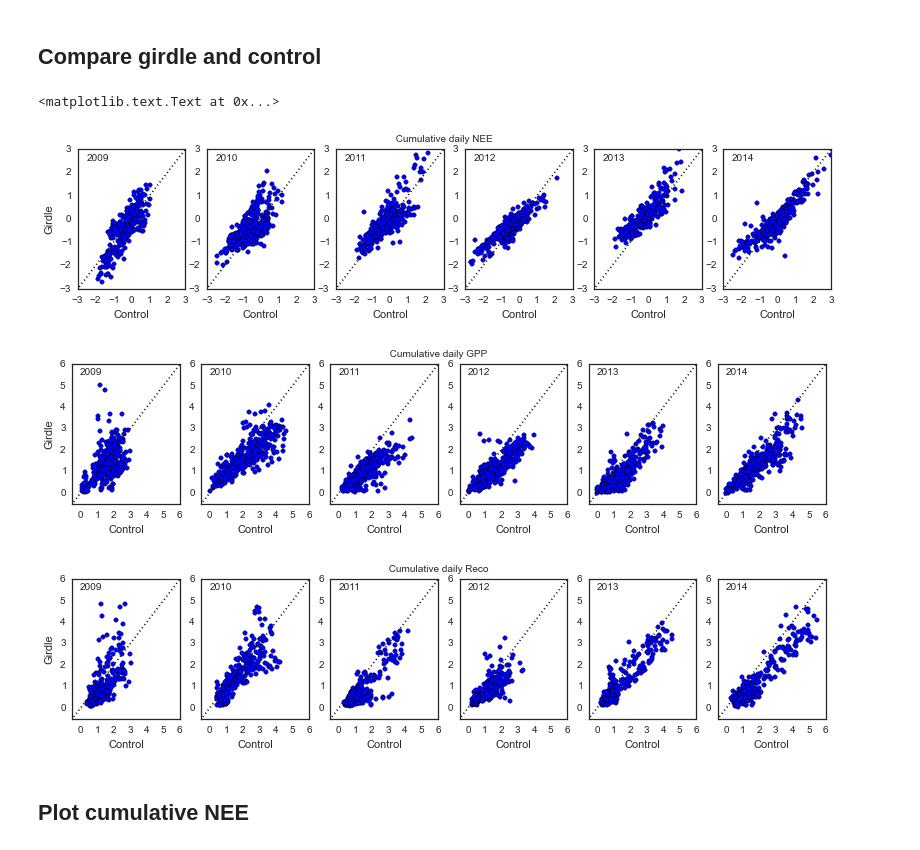
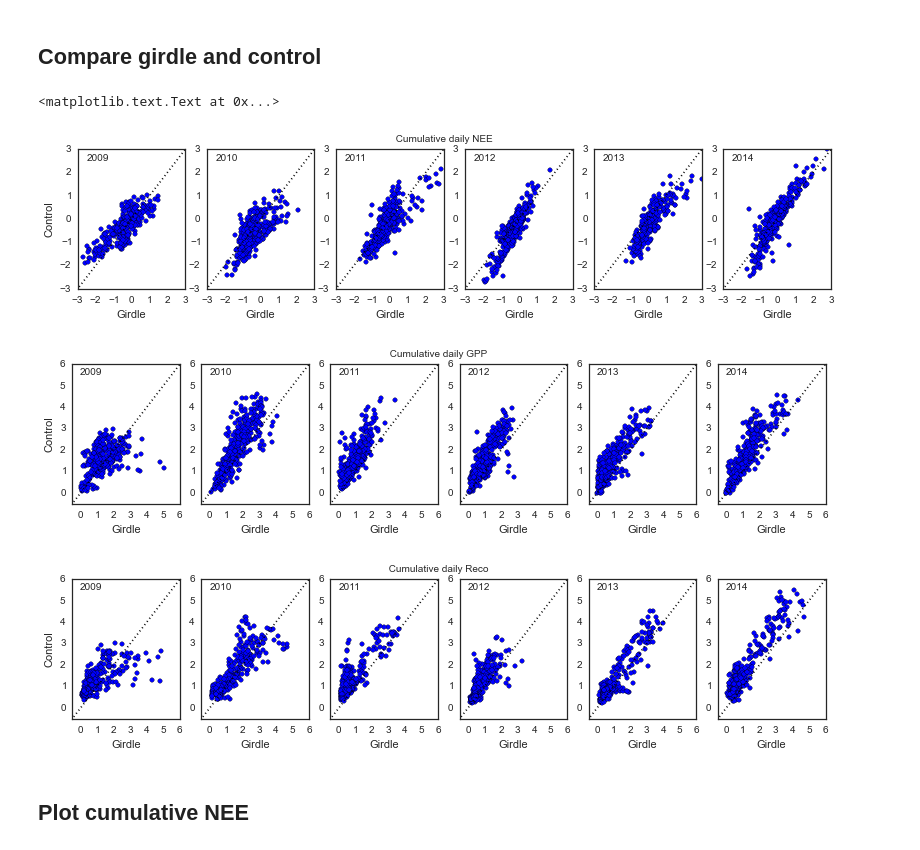
Before and after one commit to gremau/NMEG_miscellany, a Jupyter notebook: pj_sites_Fc_comparison.ipynb, the cells around one changed output. Cells and saved outputs as stored; diff of their text form; code cells hidden in the pictures.

Commit message:
Plotting and new format updates

```diff
--- a/pj_sites_Fc_comparison.ipynb
+++ b/pj_sites_Fc_comparison.ipynb
@@ -145,39 +145,39 @@ plt.show()
 # %%
 def plot_xy_year( start_yr, end_yr, var, fig, lims=[-3,3] ):
     numyrs = end_yr - start_yr + 1;
 
     for i, yr in enumerate( range( start_yr, end_yr + 1 ) ):
         pjc_sub = pjc_d[ pjc_d.index.year == yr ]
         pjg_sub = pjg_d[ pjg_d.index.year == yr ]
         #jsav_sub = jsav_d[ jsav_d.index.year == yr ]
         ax = fig.add_subplot( 1, numyrs, i+1 )
-        ax.scatter( pjc_sub[ var ] , pjg_sub[ var ], marker='o' )
+        ax.scatter( pjg_sub[ var ] , pjc_sub[ var ], marker='o' )
         ax.plot( ( -15, 15 ),( -15, 15 ), ls=':', color='black' )
         plt.ylim(lims)
         plt.xlim(lims)
         plt.text( lims[0]+0.5, lims[1]-0.5, str( yr ))
-        plt.xlabel( 'Control')
+        plt.xlabel( 'Girdle')
         if i==0:
-            plt.ylabel( 'Girdle')
+            plt.ylabel( 'Control')
 
 
 
 figX = plt.figure( figsize=( 13.5, 2.5 ), dpi=100, facecolor='w', edgecolor='k' )
 plot_xy_year( 2009, 2014, 'FC_F_g_int', figX )
 plt.suptitle(' Cumulative daily NEE' )
 
 figY = plt.figure( figsize=( 13.5, 2.5 ), dpi=100, facecolor='w', edgecolor='k' )
 plot_xy_year( 2009, 2014, 'GPP_g_int', figY, lims=[-.50, 6] )
 plt.suptitle(' Cumulative daily GPP' )
 
 figZ = plt.figure( figsize=( 13.5, 2.5 ), dpi=100, facecolor='w', edgecolor='k' )
 plot_xy_year( 2009, 2014, 'RECO_g_int', figZ, lims=[-.5, 6])
 plt.suptitle(' Cumulative daily Reco' )
 # %% [output]
 <matplotlib.text.Text at 0x...>
-[figure, old version]
+[figure, new version]
-[figure, old version]
+[figure, new version]
-[figure, old version]
+[figure, new version]
 # %% [markdown]
 ## Plot cumulative NEE
 # %%
```
Also changed, not shown: 3 other files.
